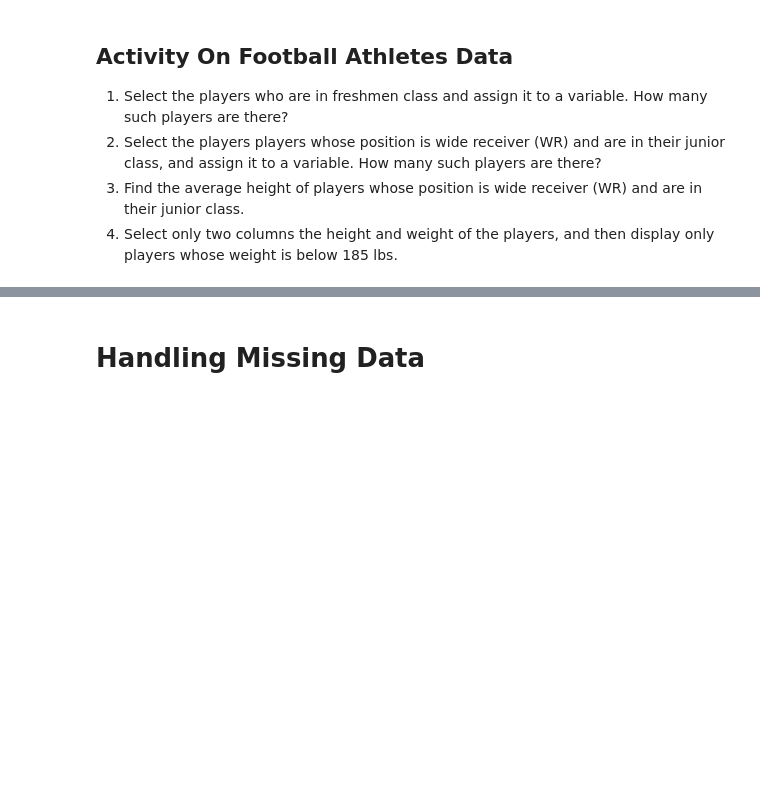
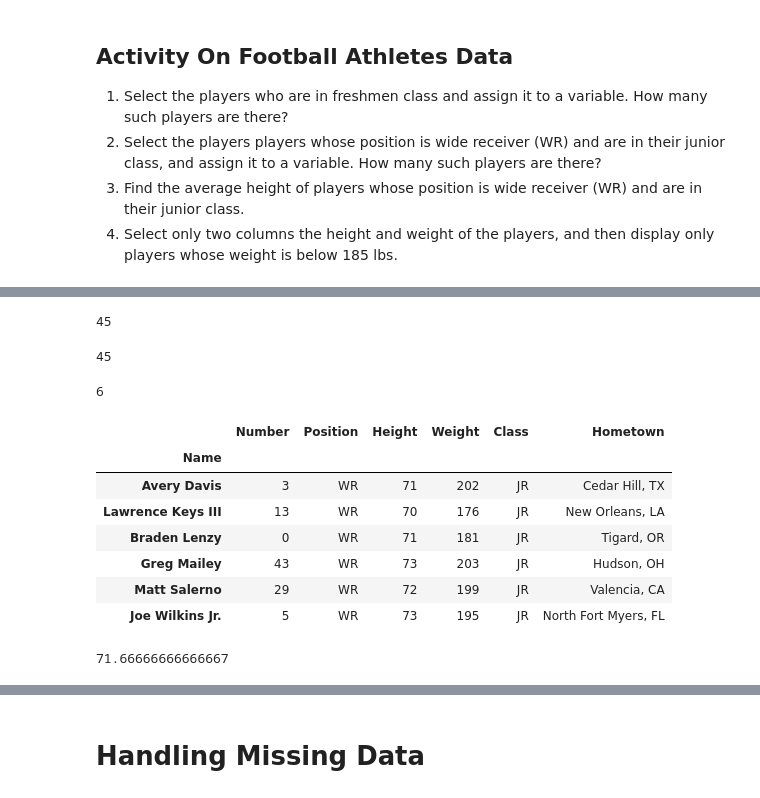
Before and after one commit to ssomanch/ITAO30210_Fall_2021, a Jupyter notebook: Lecture_11_Pandas_Masking_Missing_Data_Sep_28.ipynb, the cells around one changed output, grey strips where cells are left out. Cells and saved outputs as stored; diff of their text form; code cells hidden in the pictures; blank space fills up the shorter version.

```diff
--- a/Lecture_11_Pandas_Masking_Missing_Data_Sep_28.ipynb
+++ b/Lecture_11_Pandas_Masking_Missing_Data_Sep_28.ipynb
@@ -51,0 +157,31 @@ athletes_data.head()
+# %%
+athletes_fr = athletes_data[mask_fr]
+athletes_fr.shape[0]
+# %% [output]
+45
+# %%
+athletes_data[ (athletes_data['Class'] == 'FR') ].shape[0]
+# %% [output]
+45
+# %%
+mask_wr_jr = (athletes_data['Position'] == 'WR' ) & (athletes_data['Class'] == 'JR')
+athletes_wr_jr = athletes_data[mask_wr_jr]
+athletes_wr_jr.shape[0]
+# %% [output]
+6
+# %%
+athletes_wr_jr
+# %% [output]
+|  | Number | Position | Height | Weight | Class | Hometown |
+| Name |  |  |  |  |  |  |
+| Avery Davis | 3 | WR | 71 | 202 | JR | Cedar Hill, TX |
+| Lawrence Keys III | 13 | WR | 70 | 176 | JR | New Orleans, LA |
+| Braden Lenzy | 0 | WR | 71 | 181 | JR | Tigard, OR |
+| Greg Mailey | 43 | WR | 73 | 203 | JR | Hudson, OH |
+| Matt Salerno | 29 | WR | 72 | 199 | JR | Valencia, CA |
+| Joe Wilkins Jr. | 5 | WR | 73 | 195 | JR | North Fort Myers, FL |
+# %%
+# Pandas way of computing the mean
+athletes_wr_jr['Height'].mean()
+# %% [output]
+71.66666666666667
```
Also changed, not shown: parts of 49 cells of this notebook.
